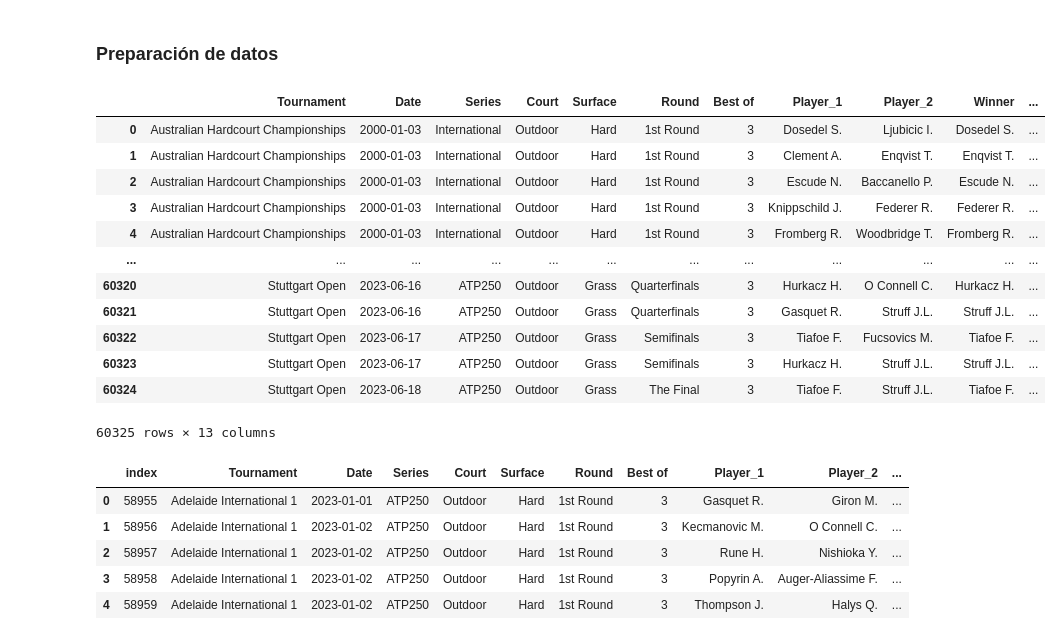
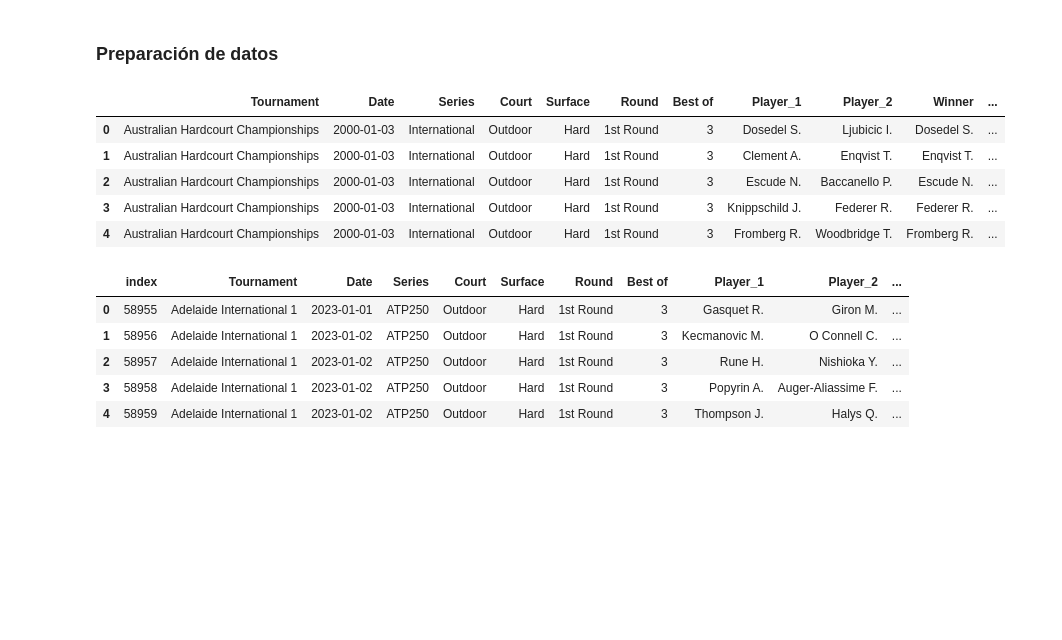
Before and after one commit to jmayordomom/EDA_TennisStadistics, a Jupyter notebook: src/notebooks/EDA_JaimeMayordomoMoreno.ipynb, the cells around one changed output. Saved outputs shown, nothing was run; the diff lists cells and outputs as text; code cells hidden in the pictures; blank space fills up the shorter version.

```diff
--- a/src/notebooks/EDA_JaimeMayordomoMoreno.ipynb
+++ b/src/notebooks/EDA_JaimeMayordomoMoreno.ipynb
@@ -99,24 +99,17 @@ Como no hay ningún valor NaN, no es necesario aplicar ningún tratamiento
 # %%
 #Eliminamos las columnas que no vamos a utilizar
 dfResultados.drop(["Odd_1", "Odd_2", "Pts_1", "Pts_2"], axis=1, inplace=True)
 
 #Convertimos el campo "Date" a tipo Date para un mejor tratamiento
 dfResultados['Date'] = pd.to_datetime(dfResultados['Date'], format='%d/%m/%Y')
-dfResultados
+dfResultados.head()
 # %% [output]
 |  | Tournament | Date | Series | Court | Surface | Round | Best of | Player_1 | Player_2 | Winner | ... |
 | 0 | Australian Hardcourt Championships | 2000-01-03 | International | Outdoor | Hard | 1st Round | 3 | Dosedel S. | Ljubicic I. | Dosedel S. | ... |
 | 1 | Australian Hardcourt Championships | 2000-01-03 | International | Outdoor | Hard | 1st Round | 3 | Clement A. | Enqvist T. | Enqvist T. | ... |
 | 2 | Australian Hardcourt Championships | 2000-01-03 | International | Outdoor | Hard | 1st Round | 3 | Escude N. | Baccanello P. | Escude N. | ... |
 | 3 | Australian Hardcourt Championships | 2000-01-03 | International | Outdoor | Hard | 1st Round | 3 | Knippschild J. | Federer R. | Federer R. | ... |
 | 4 | Australian Hardcourt Championships | 2000-01-03 | International | Outdoor | Hard | 1st Round | 3 | Fromberg R. | Woodbridge T. | Fromberg R. | ... |
-| ... | ... | ... | ... | ... | ... | ... | ... | ... | ... | ... | ... |
-| 60320 | Stuttgart Open | 2023-06-16 | ATP250 | Outdoor | Grass | Quarterfinals | 3 | Hurkacz H. | O Connell C. | Hurkacz H. | ... |
-| 60321 | Stuttgart Open | 2023-06-16 | ATP250 | Outdoor | Grass | Quarterfinals | 3 | Gasquet R. | Struff J.L. | Struff J.L. | ... |
-| 60322 | Stuttgart Open | 2023-06-17 | ATP250 | Outdoor | Grass | Semifinals | 3 | Tiafoe F. | Fucsovics M. | Tiafoe F. | ... |
-| 60323 | Stuttgart Open | 2023-06-17 | ATP250 | Outdoor | Grass | Semifinals | 3 | Hurkacz H. | Struff J.L. | Struff J.L. | ... |
-| 60324 | Stuttgart Open | 2023-06-18 | ATP250 | Outdoor | Grass | The Final | 3 | Tiafoe F. | Struff J.L. | Tiafoe F. | ... |
-60325 rows × 13 columns
 # %%
 df2023 = dfResultados[dfResultados["Date"].dt.year == 2023].reset_index()
 df2023.head()
```
Also changed, not shown: parts of 29 cells of this notebook, 11 other files.
